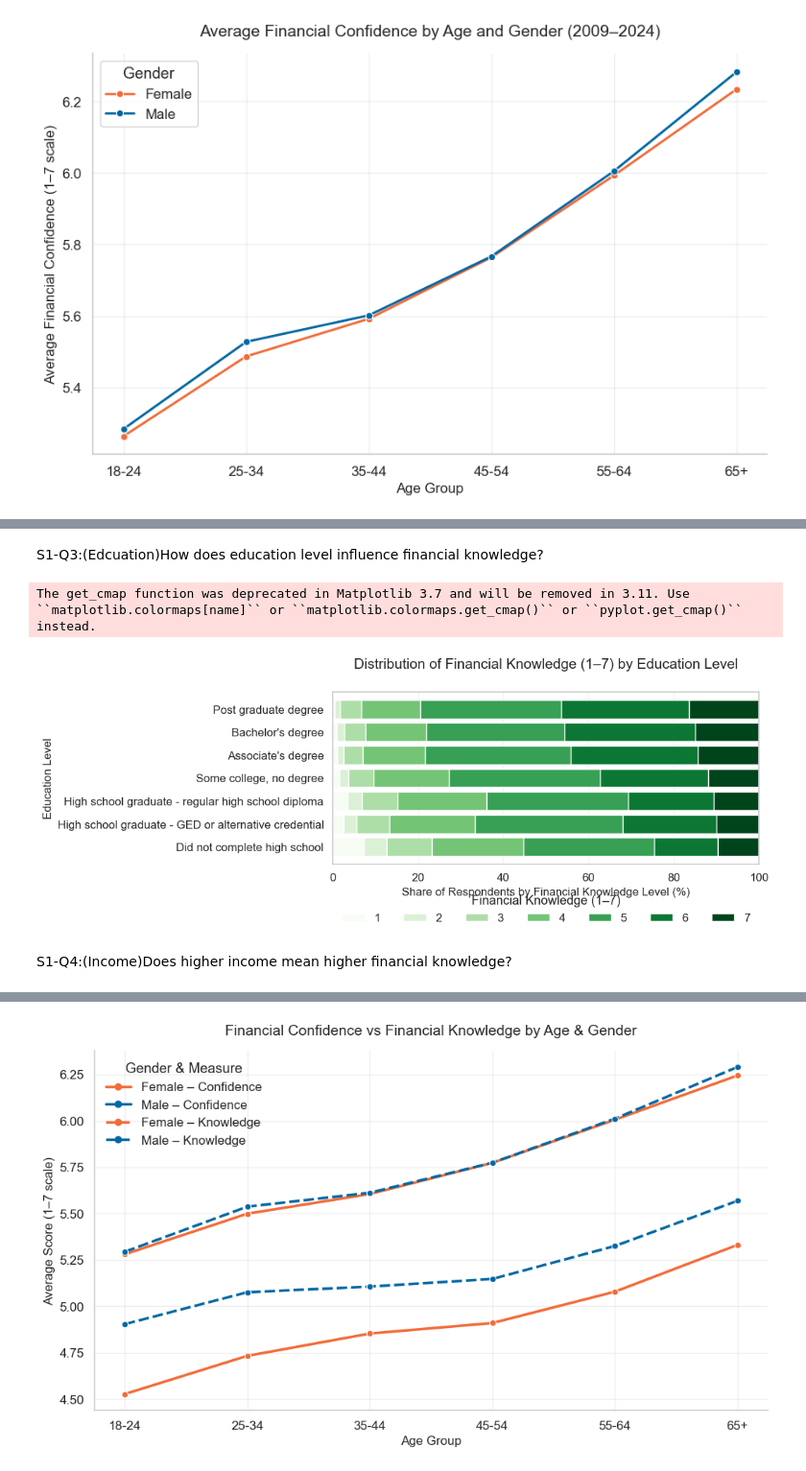
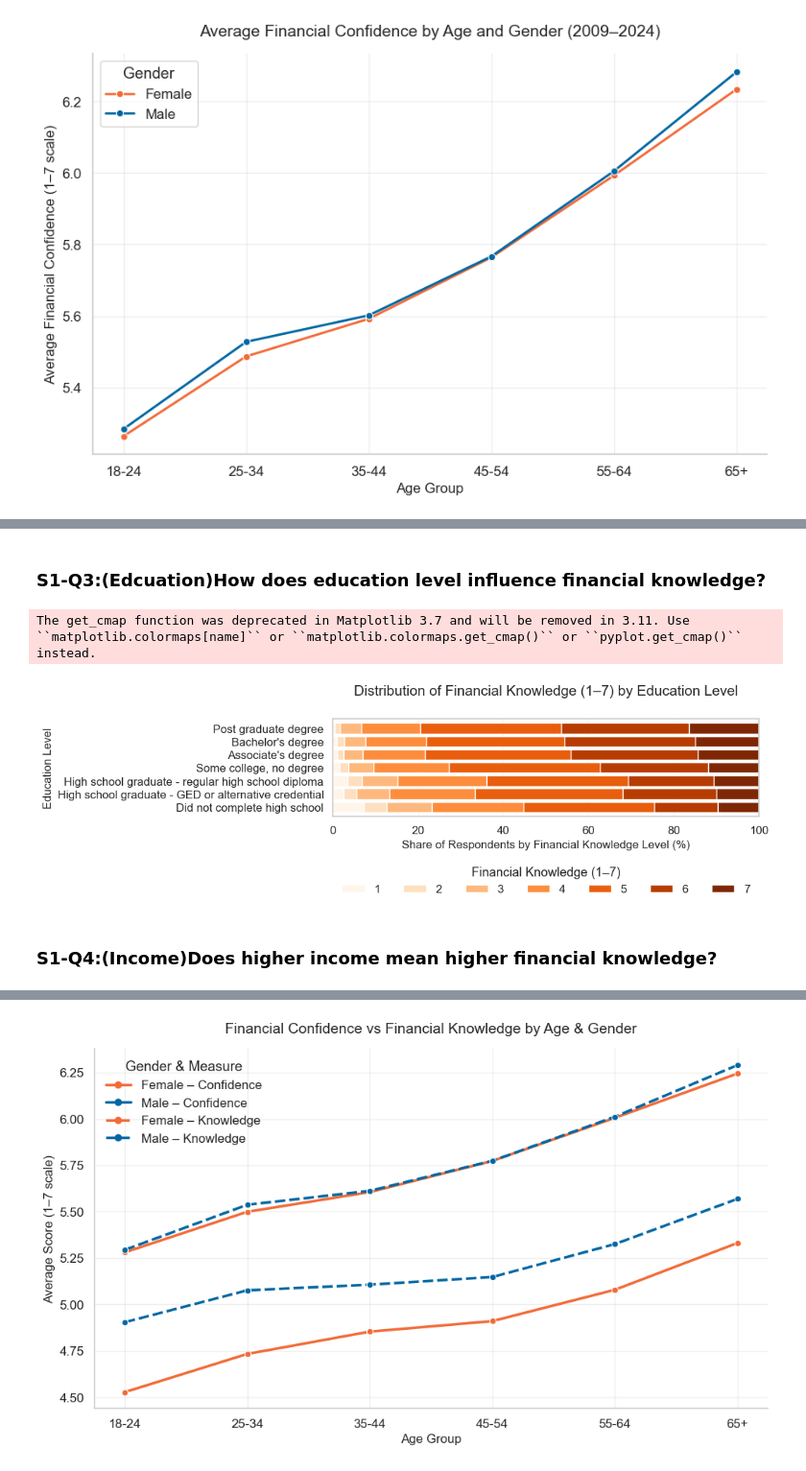
Before and after one commit to Fasty8/ba780-fall25-a08, a Jupyter notebook: FINRA National Financial Capability Study/yinyue_Visualizations.ipynb, the cells around one changed output, grey strips where cells are left out. Shown at 96% size. Drawn from its saved outputs; the diff is of its cells as text; code cells hidden in the pictures.

Commit message:
Update for Final Visualizations

```diff
--- a/FINRA National Financial Capability Study/yinyue_Visualizations.ipynb
+++ b/FINRA National Financial Capability Study/yinyue_Visualizations.ipynb
@@ -215,5 +192,5 @@ The default of observed=False is deprecated and will be changed to True in a fut
 # %% [markdown]
-S1-Q3:(Edcuation)How does education level influence financial knowledge?
+### S1-Q3:(Edcuation)How does education level influence financial knowledge?
 # %%
 # --- Step 1: Clean and normalize knowledge column ---
 kn_df = df.copy()
@@ -255,38 +232,38 @@ dist_pct = (ct.div(ct.sum(axis=1), axis=0) * 100).round(1)
 # --- Step 3: Plot stacked bar chart ---
 plt.figure(figsize=(11, max(5, 0.5 * len(dist_pct))))
 bottom = [0] * len(dist_pct)
-colors = plt.cm.get_cmap("Greens",len(knowledge_order))
+colors = plt.cm.get_cmap("Oranges",len(knowledge_order))
 
 for i, k in enumerate(knowledge_order):
     vals = dist_pct[k].values
     plt.barh(dist_pct.index, vals, left=bottom, label=f"{k}", color=colors(i))
     bottom = [a + b for a, b in zip(bottom, vals)]
 
 # --- Step 4: Customize chart aesthetics ---
 plt.title("Distribution of Financial Knowledge (1–7) by Education Level", fontsize=15, pad=25)
 plt.xlabel("Share of Respondents by Financial Knowledge Level (%)", fontsize=12)
 plt.ylabel("Education Level", fontsize=12)
 
 # Move legend to bottom outside the plot
 plt.legend(
     title="Financial Knowledge (1–7)",
     ncol=7,
-    bbox_to_anchor=(0.5, -0.12),
+    bbox_to_anchor=(0.5, -0.4),
     loc="upper center",
     frameon=False
 )
 
 plt.xlim(0, 100)
 plt.grid(axis="x", alpha=0.25)
 
 # Give extra top and bottom margins
 plt.tight_layout(rect=[0, 0.05, 1, 0.95])
 plt.show()
 # %% [output]
 The get_cmap function was deprecated in Matplotlib 3.7 and will be removed in 3.11. Use ``matplotlib.colormaps[name]`` or ``matplotlib.colormaps.get_cmap()`` or ``pyplot.get_cmap()`` instead.
-[figure, old version]
+[figure, new version]
 # %% [markdown]
-S1-Q4:(Income)Does higher income mean higher financial knowledge?
+### S1-Q4:(Income)Does higher income mean higher financial knowledge?
 # %%
 # --- Step 1: Clean and prepare data ---
 inc_df = df.copy()
```
Also changed, not shown: parts of 31 cells of this notebook.
